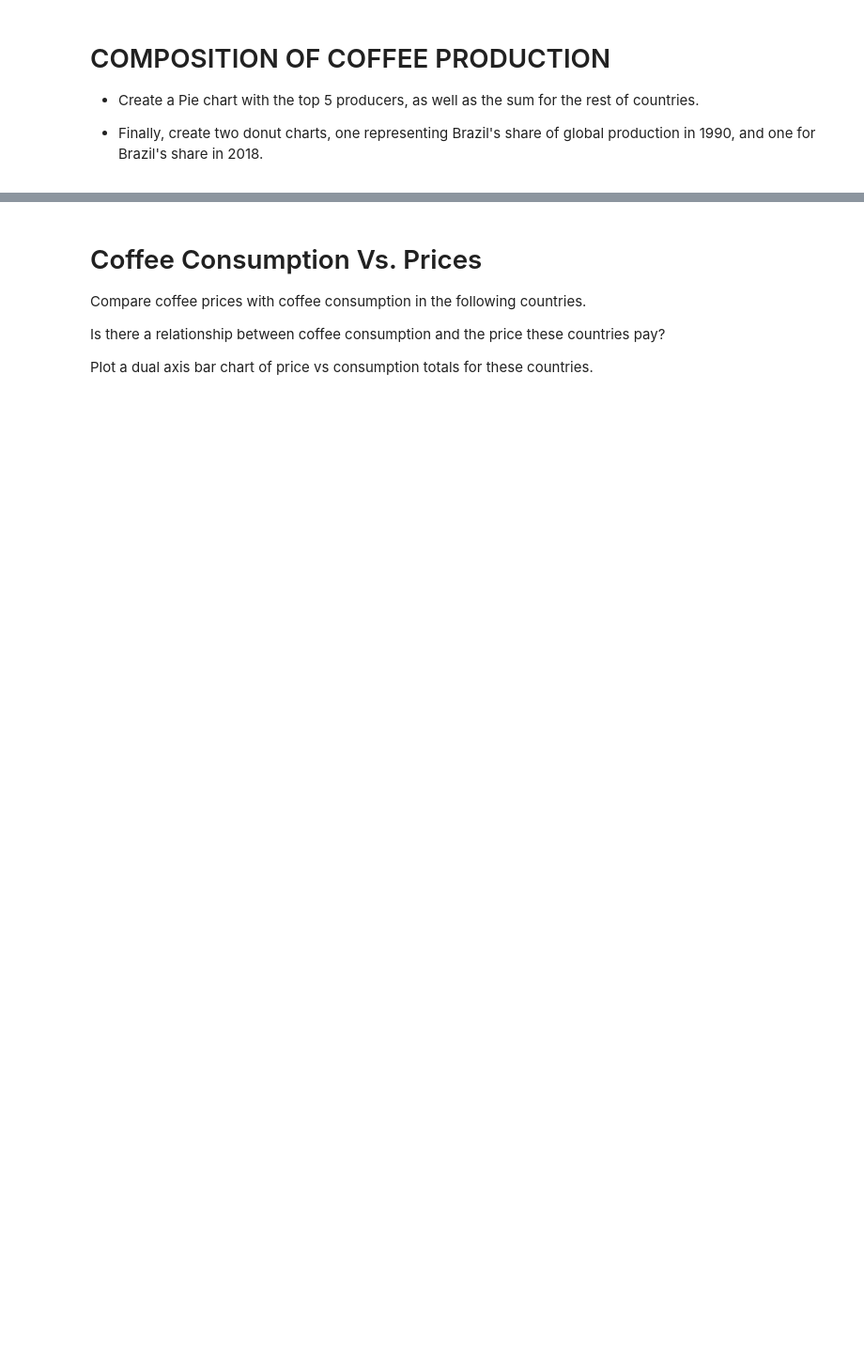
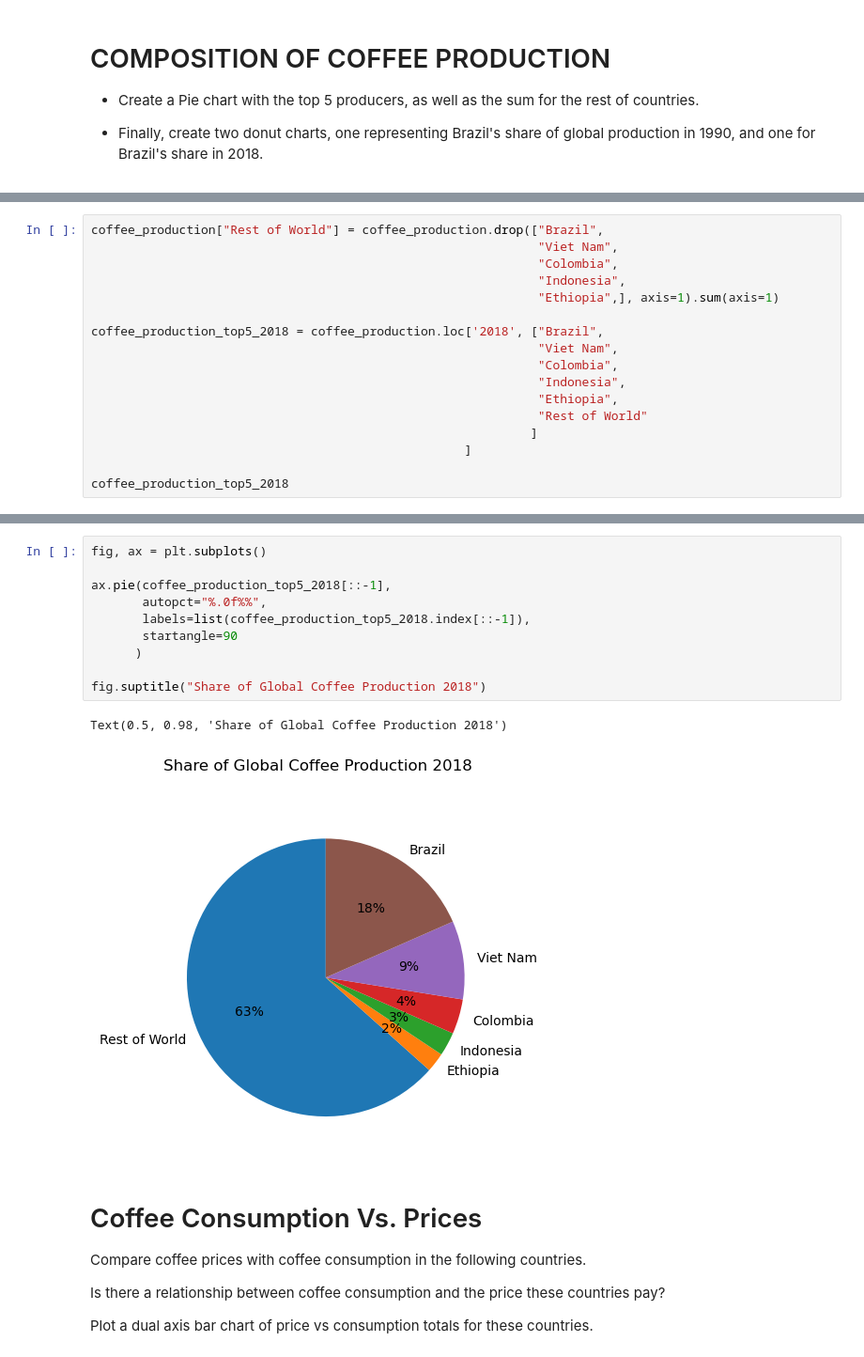
Before and after one commit to soslin/MatPlotLib_Seaborn_Practice, a Jupyter notebook: section03_Coffee_Project_Part1.ipynb, the cells around one changed output, grey strips where cells are left out. Shown: that part at 94% size. Cells and saved outputs as stored; diff of their text form; blank space fills up the shorter version.

```diff
--- a/section03_Coffee_Project_Part1.ipynb
+++ b/section03_Coffee_Project_Part1.ipynb
@@ -136,0 +188,17 @@ brazil_vs_others.head()
+# %%
+coffee_production["Rest of World"] = coffee_production.drop(["Brazil",
+                                                             "Viet Nam",
+                                                             "Colombia",
+                                                             "Indonesia",
+                                                             "Ethiopia",], axis=1).sum(axis=1)
+
+coffee_production_top5_2018 = coffee_production.loc['2018', ["Brazil",
+                                                             "Viet Nam",
+                                                             "Colombia",
+                                                             "Indonesia",
+                                                             "Ethiopia",
+                                                             "Rest of World"
+                                                            ]
+                                                   ]
+
+coffee_production_top5_2018
@@ -137,3 +214,16 @@ brazil_vs_others.head()
+# %%
+fig, ax = plt.subplots()
+
+ax.pie(coffee_production_top5_2018[::-1],
+       autopct="%.0f%%",
+       labels=list(coffee_production_top5_2018.index[::-1]),
+       startangle=90
+      )
+
+fig.suptitle("Share of Global Coffee Production 2018")
+# %% [output]
+Text(0.5, 0.98, 'Share of Global Coffee Production 2018')
+[figure, added]
 # %% [markdown]
 # Coffee Consumption Vs. Prices
 
```
Also changed, not shown: parts of 21 cells of this notebook.
